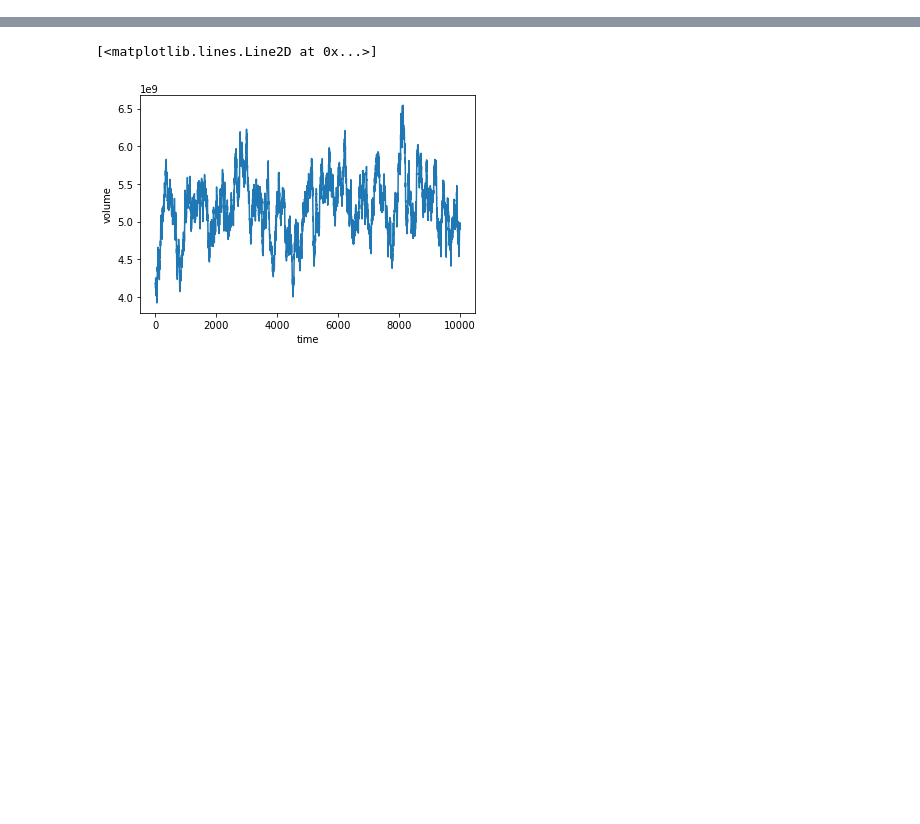
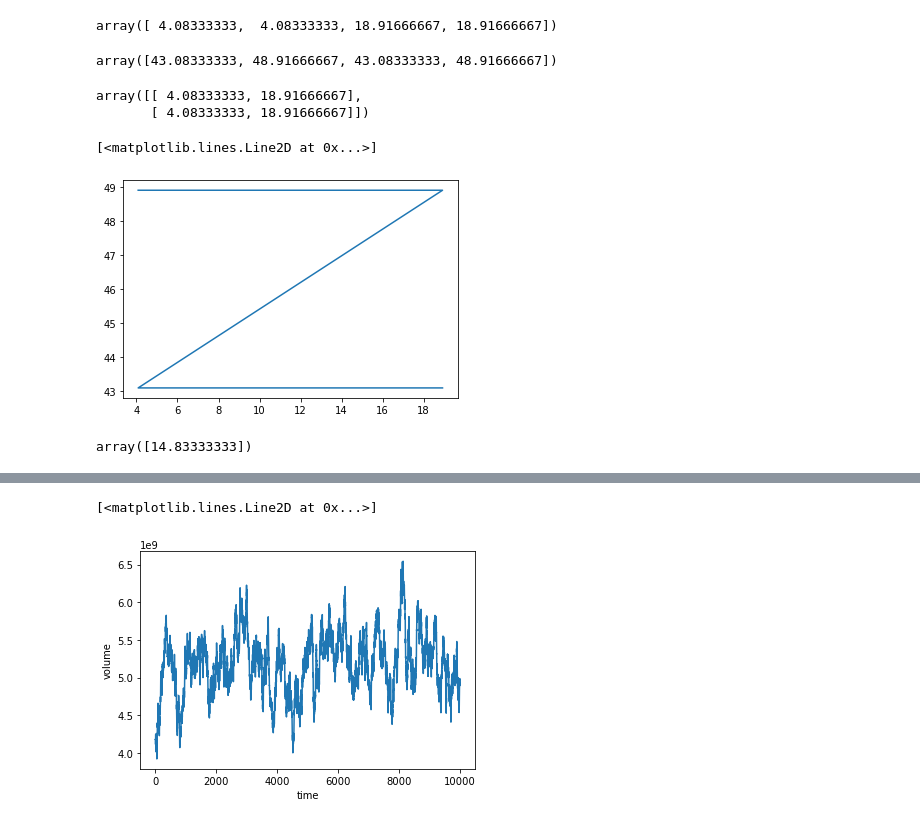
Before and after one commit to oberrauch/vascaling, a Jupyter notebook: notebooks/tmp.ipynb, the cells around one changed output, grey strips where cells are left out. Drawn from its saved outputs; the diff is of its cells as text; code cells hidden in the pictures; blank space fills up the shorter version.

```diff
--- a/notebooks/tmp.ipynb
+++ b/notebooks/tmp.ipynb
@@ -0,0 +113,3 @@
+# %%
+histalp_lat_lim = (43.08333333333335, 48.91666666666435)
+histalp_lon_lim = (4.08333333333335, 18.91666666666075)
@@ -0,0 +169,19 @@
+# %%
+import numpy as np
+np.repeat(histalp_lon_lim, 2)
+# %% [output]
+array([ 4.08333333,  4.08333333, 18.91666667, 18.91666667])
+# %%
+np.tile(histalp_lat_lim, 2)
+# %% [output]
+array([43.08333333, 48.91666667, 43.08333333, 48.91666667])
+# %%
+XX
+# %% [output]
+array([[ 4.08333333, 18.91666667],
+       [ 4.08333333, 18.91666667]])
+# %%
+XX, YY = np.meshgrid(histalp_lon_lim, histalp_lat_lim)
+# %% [output]
+[<matplotlib.lines.Line2D at 0x...>]
+[figure, added]
@@ -0,0 +190,4 @@
+# %%
+np.diff(histalp_lon_lim)
+# %% [output]
+array([14.83333333])
```
Also changed, not shown: parts of 47 cells of this notebook, 14 other files.
